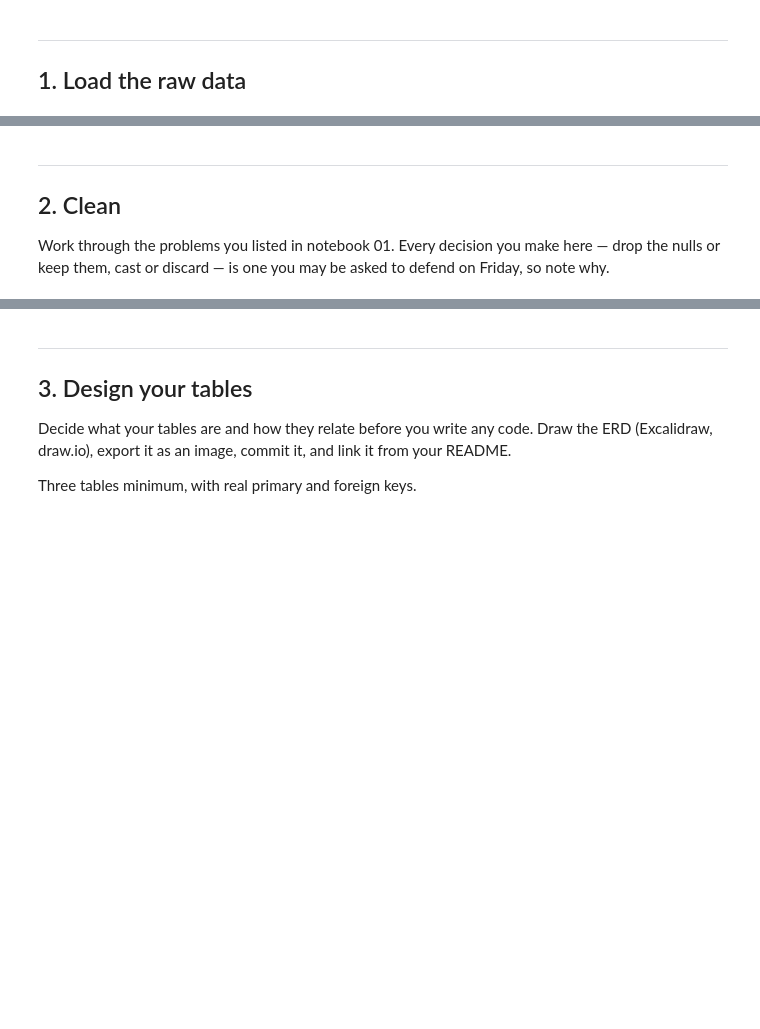
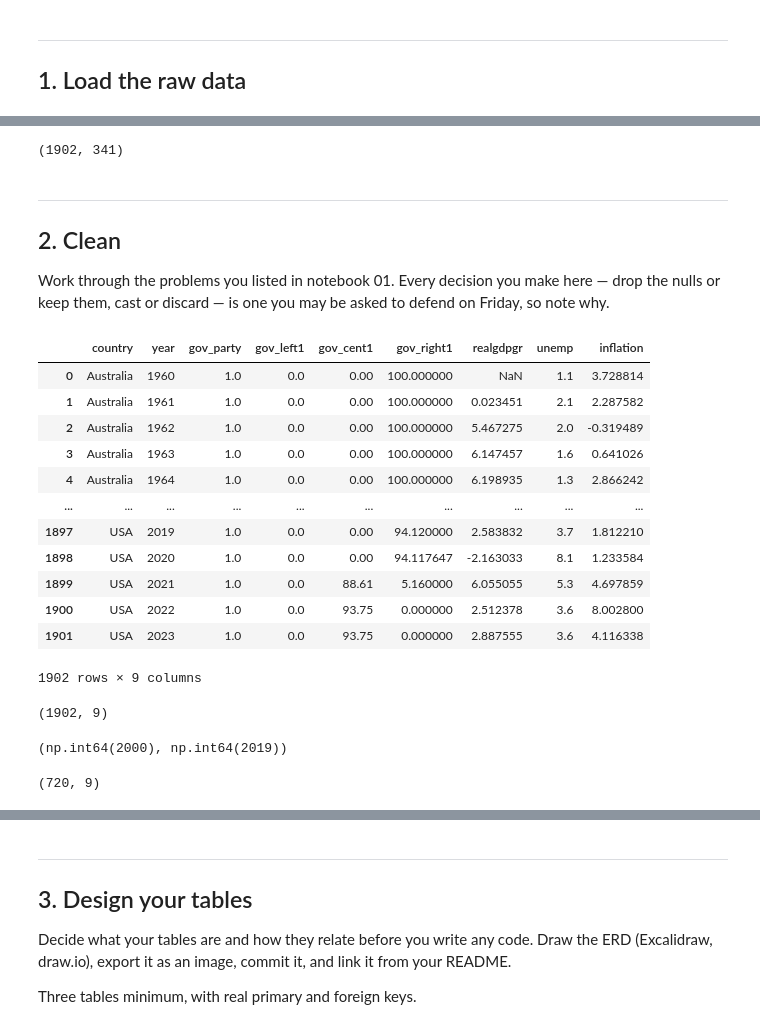
Before and after one commit to rekha-cyber/rekha_branch, a Jupyter notebook: notebooks/02_processing.ipynb, the cells around one changed output, grey strips where cells are left out. Drawn from its saved outputs; the diff is of its cells as text; code cells hidden in the pictures; blank space fills up the shorter version.

Commit message:
Process data and create relational tables

```diff
--- a/notebooks/02_processing.ipynb
+++ b/notebooks/02_processing.ipynb
@@ -54,5 +62,43 @@ df.head()
+# %%
+df.shape
+# %% [output]
+(1902, 341)
 # %% [markdown]
 ---
 ## 2. Clean
 
 Work through the problems you listed in notebook 01. Every decision you make here — drop the nulls or keep them, cast or discard — is one you may be asked to defend on Friday, so note why.
+# %%
+columns_to_keep = [
+    "country",
+    "year",
+    "gov_party",
+    "gov_left1",
+    "gov_cent1",
+    "gov_right1",
+    "realgdpgr",
+    "unemp",
+    "inflation"
+]
+
+df_clean = df[columns_to_keep].copy()
+# %%
+df_clean
+# %% [output]
+|  | country | year | gov_party | gov_left1 | gov_cent1 | gov_right1 | realgdpgr | unemp | inflation |
+| 0 | Australia | 1960 | 1.0 | 0.0 | 0.00 | 100.000000 | NaN | 1.1 | 3.728814 |
+| 1 | Australia | 1961 | 1.0 | 0.0 | 0.00 | 100.000000 | 0.023451 | 2.1 | 2.287582 |
+| 2 | Australia | 1962 | 1.0 | 0.0 | 0.00 | 100.000000 | 5.467275 | 2.0 | -0.319489 |
+| 3 | Australia | 1963 | 1.0 | 0.0 | 0.00 | 100.000000 | 6.147457 | 1.6 | 0.641026 |
+| 4 | Australia | 1964 | 1.0 | 0.0 | 0.00 | 100.000000 | 6.198935 | 1.3 | 2.866242 |
+| ... | ... | ... | ... | ... | ... | ... | ... | ... | ... |
+| 1897 | USA | 2019 | 1.0 | 0.0 | 0.00 | 94.120000 | 2.583832 | 3.7 | 1.812210 |
+| 1898 | USA | 2020 | 1.0 | 0.0 | 0.00 | 94.117647 | -2.163033 | 8.1 | 1.233584 |
+| 1899 | USA | 2021 | 1.0 | 0.0 | 88.61 | 5.160000 | 6.055055 | 5.3 | 4.697859 |
+| 1900 | USA | 2022 | 1.0 | 0.0 | 93.75 | 0.000000 | 2.512378 | 3.6 | 8.002800 |
+| 1901 | USA | 2023 | 1.0 | 0.0 | 93.75 | 0.000000 | 2.887555 | 3.6 | 4.116338 |
+1902 rows × 9 columns
+# %%
+df_clean.shape
+# %% [output]
+(1902, 9)
@@ -58,0 +109,8 @@ Work through the problems you listed in notebook 01. Every decision you make her
+# %%
+df_clean["year"].min(), df_clean["year"].max()
+# %% [output]
+(np.int64(2000), np.int64(2019))
+# %%
+df_clean.shape
+# %% [output]
+(720, 9)
```
Also changed, not shown: parts of 40 cells of this notebook.
